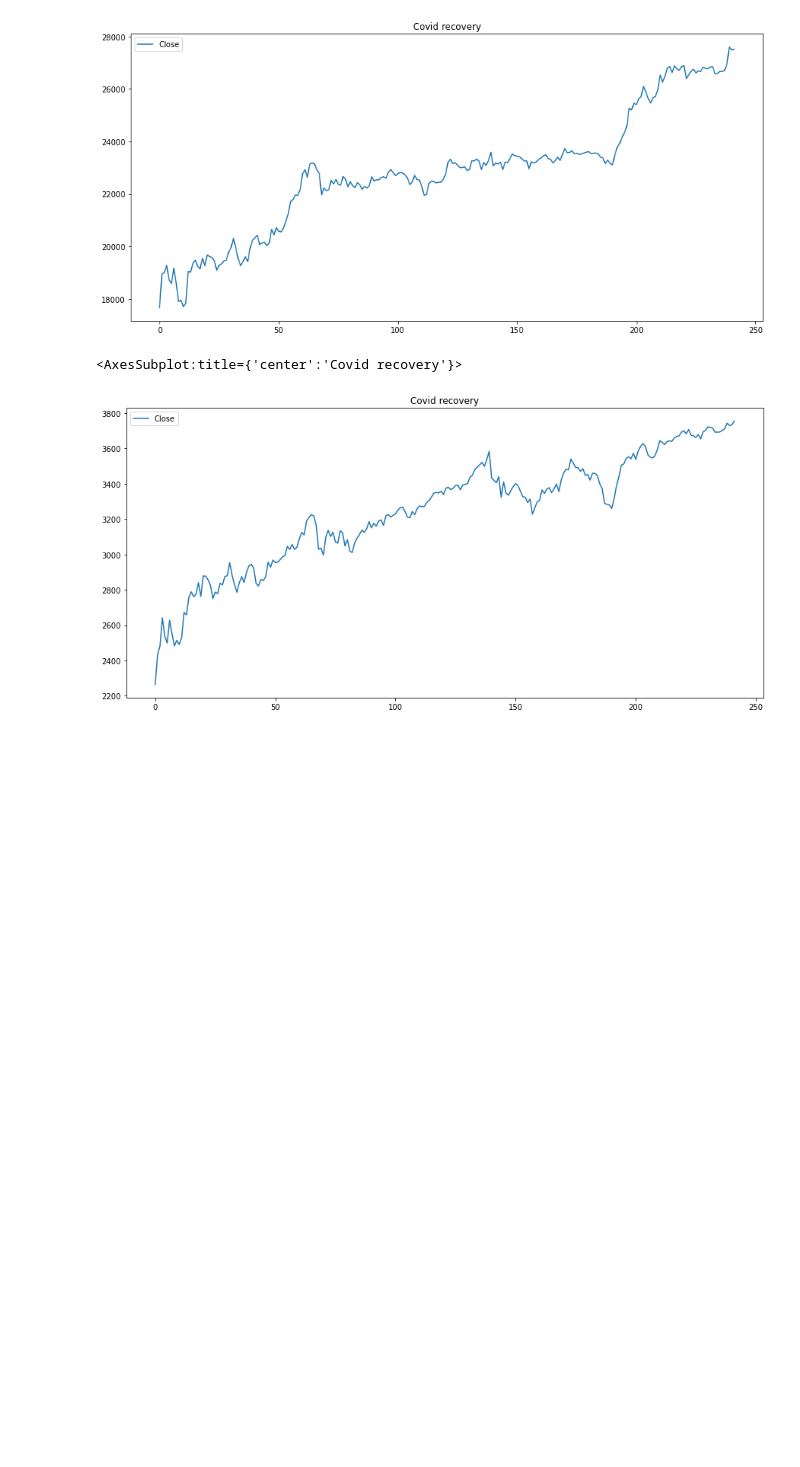
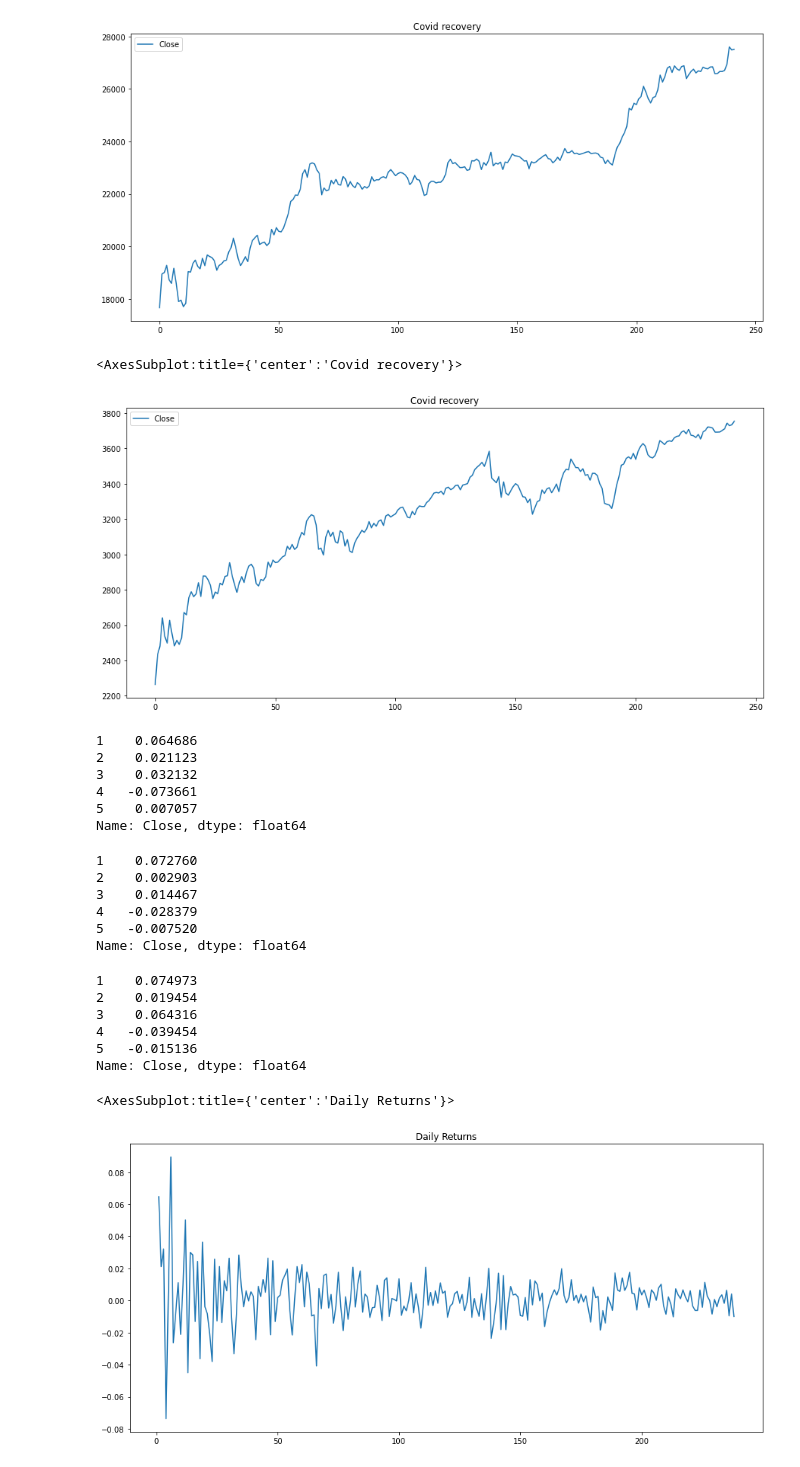
Before and after one commit to ivanpython98/project1, a Jupyter notebook: project1.ipynb, the cells around one changed output. Drawn from its saved outputs; the diff is of its cells as text; code cells hidden in the pictures; blank space fills up the shorter version.

Commit message:
DAILY RETURNS

```diff
--- a/project1.ipynb
+++ b/project1.ipynb
@@ -57,3 +57,43 @@ sp500.plot(figsize=(15,7), title= "Covid recovery")
 # %% [output]
 <AxesSubplot:title={'center':'Covid recovery'}>
 [figure]
+# %%
+#daily returns formula
+asx_daily_returns = asx['Close'].pct_change().dropna()
+
+asx_daily_returns.head()
+# %% [output]
+1    0.064686
+2    0.021123
+3    0.032132
+4   -0.073661
+5    0.007057
+Name: Close, dtype: float64
+# %%
+nikkei_daily_returns = nikkei['Close'].pct_change().dropna()
+
+nikkei_daily_returns.head()
+# %% [output]
+1    0.072760
+2    0.002903
+3    0.014467
+4   -0.028379
+5   -0.007520
+Name: Close, dtype: float64
+# %%
+sp500_daily_returns = sp500['Close'].pct_change().dropna()
+
+sp500_daily_returns.head()
+# %% [output]
+1    0.074973
+2    0.019454
+3    0.064316
+4   -0.039454
+5   -0.015136
+Name: Close, dtype: float64
+# %%
+#plot daily returns to see variance
+asx_daily_returns.plot(figsize=(15,7), title = 'Daily Returns')
+# %% [output]
+<AxesSubplot:title={'center':'Daily Returns'}>
+[figure, added]
```
Also changed, not shown: parts of 2 cells of this notebook.
